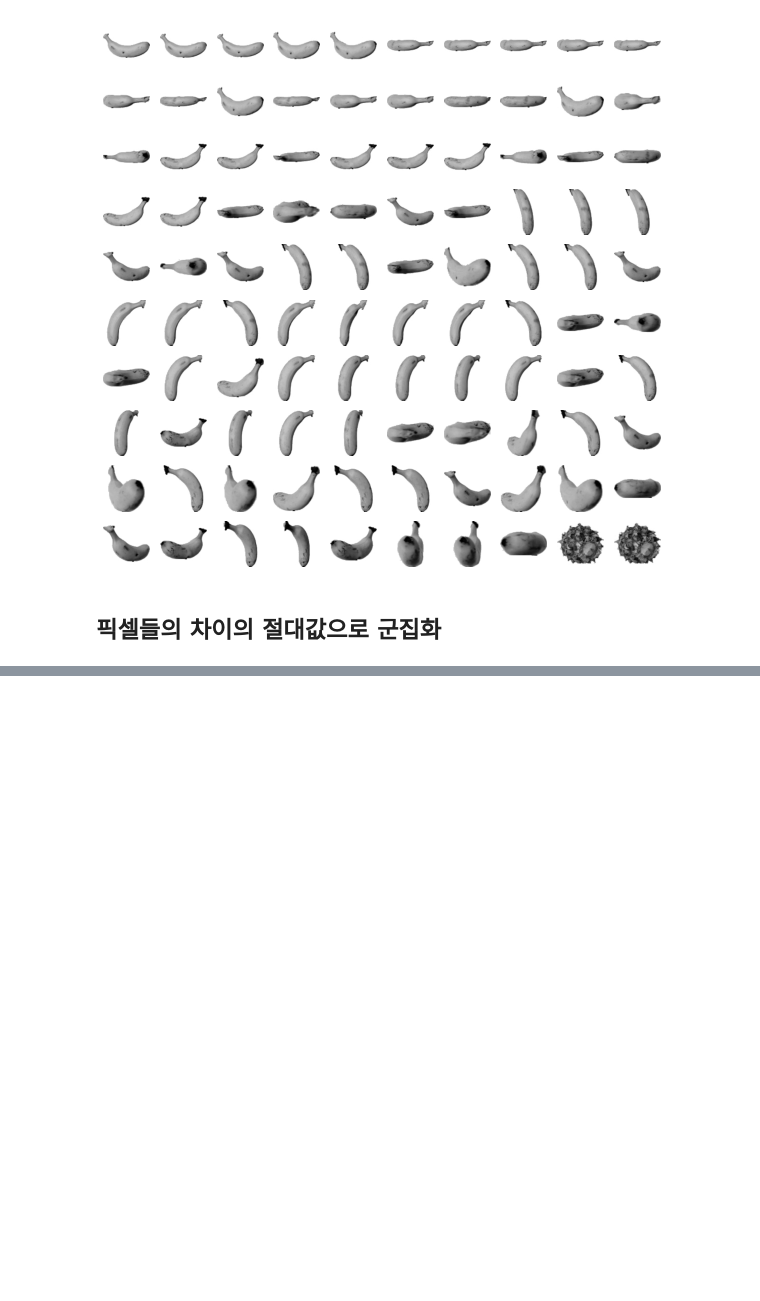
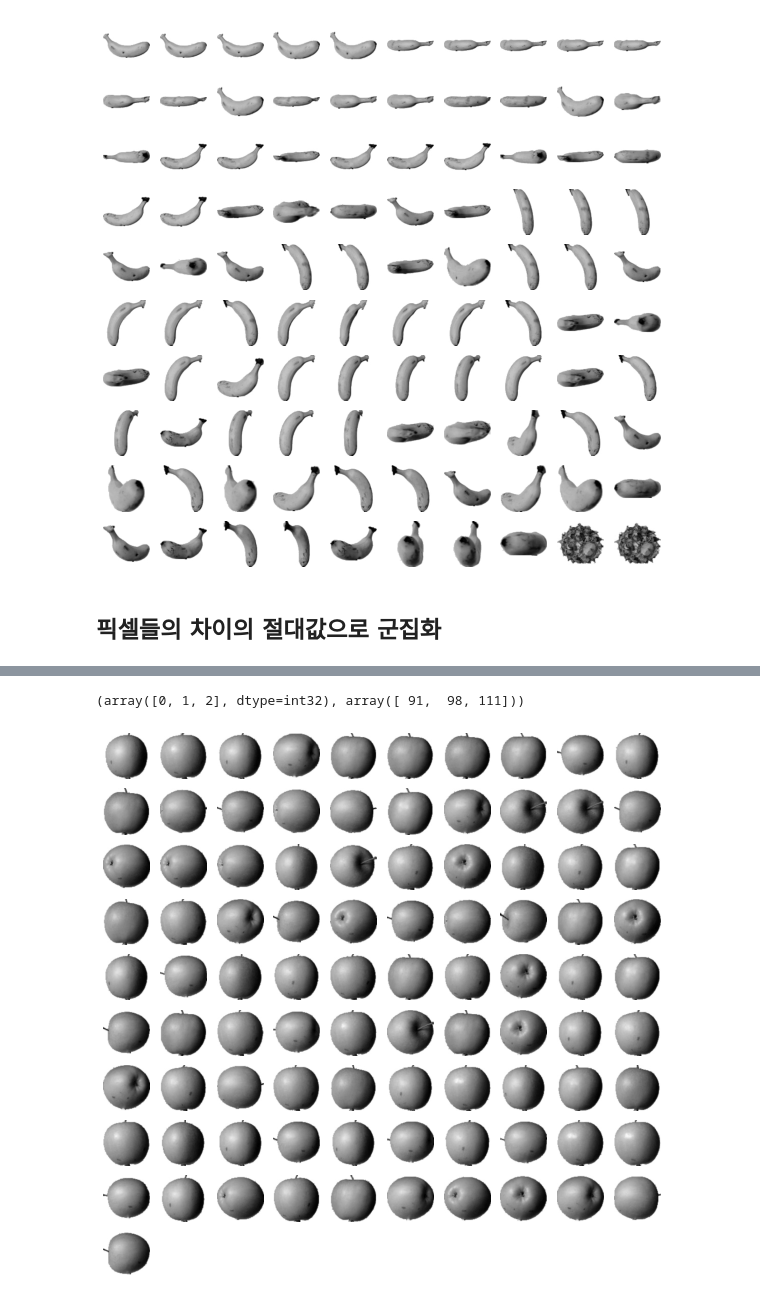
Before and after one commit to JakeOh/202011_itw_bd21, a Jupyter notebook: lab_ml/ml13_cluster.ipynb, the cells around one changed output, grey strips where cells are left out. Drawn from its saved outputs; the diff is of its cells as text; code cells hidden in the pictures; blank space fills up the shorter version.

```diff
--- a/lab_ml/ml13_cluster.ipynb
+++ b/lab_ml/ml13_cluster.ipynb
@@ -277,0 +349,8 @@ plt.show()
+# %%
+np.unique(km.labels_, return_counts=True)
+# %% [output]
+(array([0, 1, 2], dtype=int32), array([ 91,  98, 111]))
+# %%
+plot_fruit(fruits[km.labels_ == 0])  # 첫번째 클러스터 시각화
+# %% [output]
+[figure, added]
```
Also changed, not shown: parts of 31 cells of this notebook.
